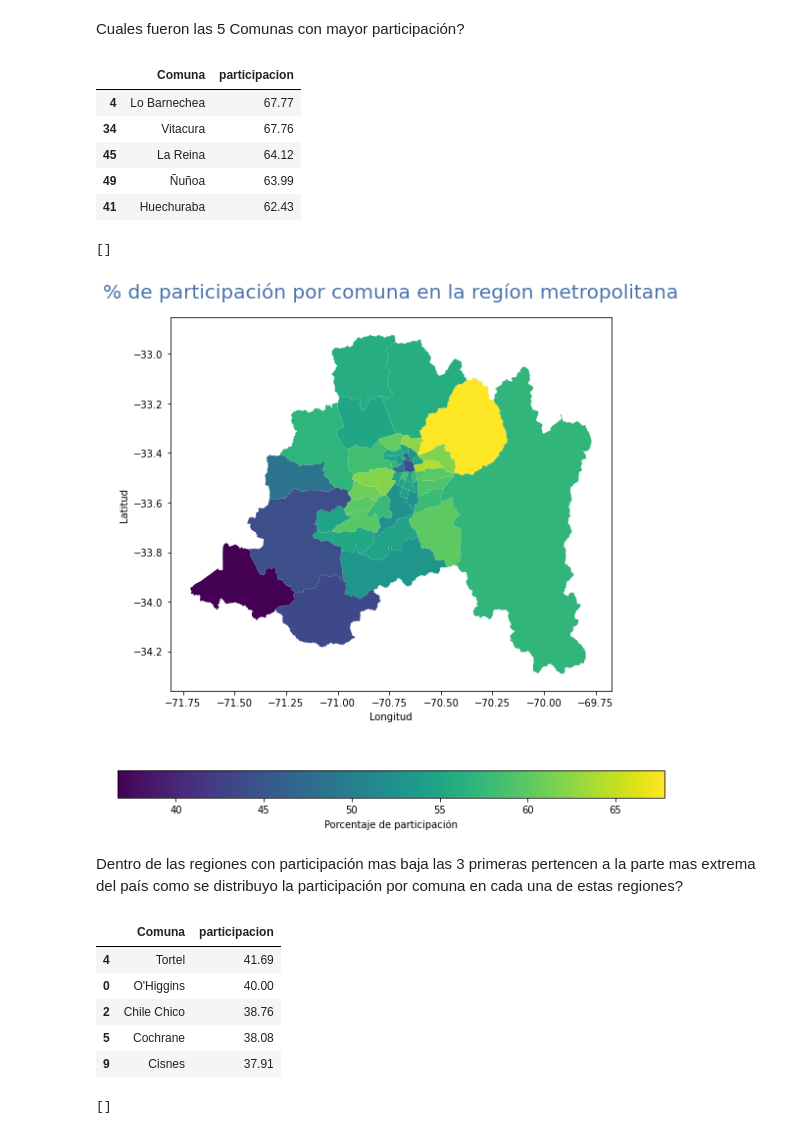
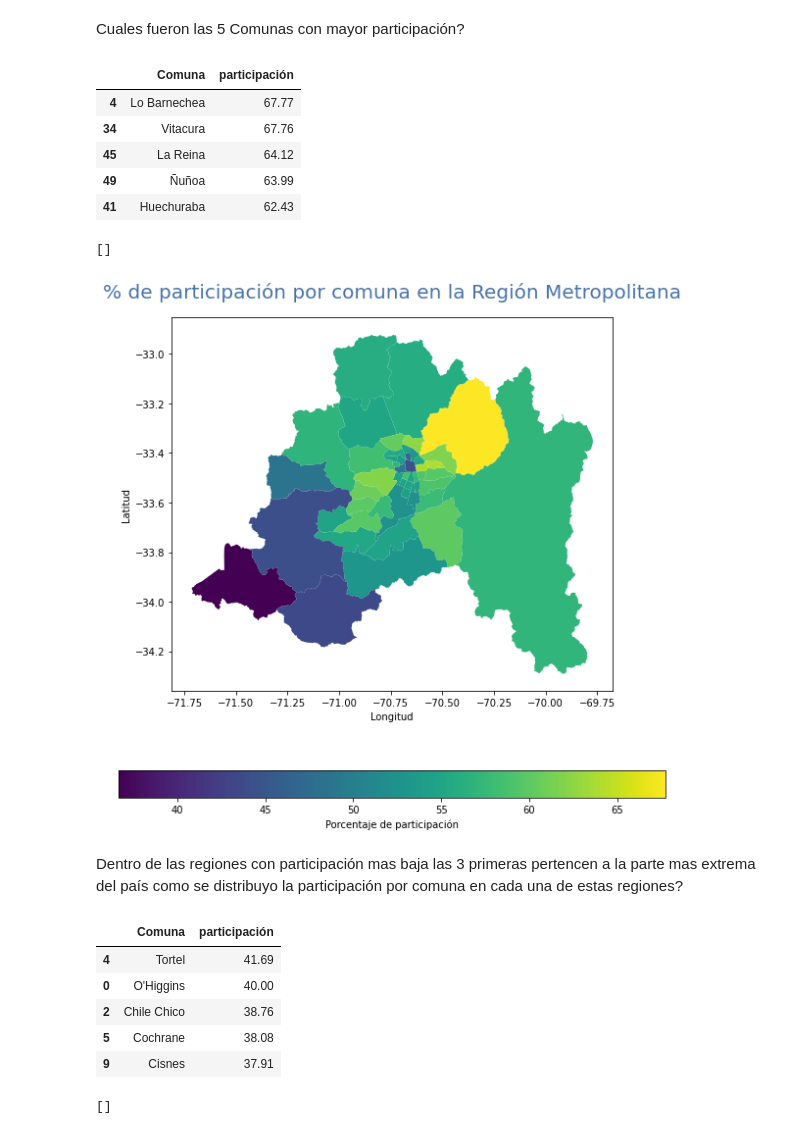
Before and after one commit to framirezv/proyecto-portafolio, a Jupyter notebook: notebooks/EDA_plebiscito_chile.ipynb, the cells around one changed output. Drawn from its saved outputs; the diff is of its cells as text; code cells hidden in the pictures.

Commit message:
actualización 30-07-2021
modificación a títulos de gráficas de mapa y tabla de resumen de dataframes

```diff
--- a/notebooks/EDA_plebiscito_chile.ipynb
+++ b/notebooks/EDA_plebiscito_chile.ipynb
@@ -381,14 +381,14 @@ rm_comuna_count = df_rm.groupby(['Comuna']).count()[['Cedula','Votaron']].reset_
 # %%
 rm_comuna_part = map_data_rm.merge(rm_comuna_count, how = 'left', left_on='NOM_COM', right_on='Comuna').fillna(0)
 #agregamos el % de participación como columna a nuestro dataframe
-rm_comuna_part['participacion'] = np.round(rm_comuna_part['Votaron']*100/rm_comuna_part['Cedula'],2)
+rm_comuna_part['participación'] = np.round(rm_comuna_part['Votaron']*100/rm_comuna_part['Cedula'],2)
 # %% [markdown]
 Cuales fueron las 5 Comunas con mayor participación?
 # %%
 #Comunas de la región con mayor participación
-rm_comuna_part[['Comuna','participacion']].sort_values('participacion',ascending=False).head(5)
+rm_comuna_part[['Comuna','participación']].sort_values('participación',ascending=False).head(5)
 # %% [output]
-|  | Comuna | participacion |
+|  | Comuna | participación |
 | 4 | Lo Barnechea | 67.77 |
 | 34 | Vitacura | 67.76 |
 | 45 | La Reina | 64.12 |
@@ -397,34 +397,34 @@ rm_comuna_part[['Comuna','participacion']].sort_values('participacion',ascending
 # %%
 # Control del tamaño de la figura del mapa
 fig, ax = plt.subplots(figsize=(10, 10))
 
 # Control del título y los ejes
-ax.set_title('% de participación por comuna en la regíon metropolitana',
+ax.set_title('% de participación por comuna en la Región Metropolitana',
              pad = 20,
              fontdict={'fontsize':20, 'color': '#4873ab'})
 ax.set_xlabel('Longitud')
 ax.set_ylabel('Latitud')
 
 # Control del encuadre (área geográfica) del mapa
 # ax.axis([-12, 5, 32, 48])
 
 # Añadir la leyenda separada del mapa
 from mpl_toolkits.axes_grid1 import make_axes_locatable
 divider = make_axes_locatable(ax)
 #cax = divider.append_axes("right", size="5%", pad=0.2)
 
 # Mostrar el mapa finalizado
-rm_comuna_part.plot(column='participacion',
+rm_comuna_part.plot(column='participación',
               ax=ax, zorder=5,
               legend=True,
               legend_kwds={'label':'Porcentaje de participación',
                             'orientation':'horizontal'},
               )
 plt.savefig('map_partic_rm.png')
 plt.plot()
 # %% [output]
 []
-[figure, old version]
+[figure, new version]
 # %% [markdown]
 Dentro de las regiones con participación mas baja las 3 primeras pertencen a la parte mas extrema del país
 como se distribuyo la participación por comuna en cada una de estas regiones?
@@ -451,8 +451,8 @@ ays_comuna_part['participacion'] = np.round(ays_comuna_count['Votaron']*100/ays_
 # %%
 #Comunas de la región de aysén con mayor participación
-ays_comuna_part[['Comuna','participacion']].query("Comuna != 0").sort_values('participacion',ascending=False).head(5)
+ays_comuna_part[['Comuna','participación']].query("Comuna != 0").sort_values('participación',ascending=False).head(5)
 # %% [output]
-|  | Comuna | participacion |
+|  | Comuna | participación |
 | 4 | Tortel | 41.69 |
 | 0 | O'Higgins | 40.00 |
 | 2 | Chile Chico | 38.76 |
```
Also changed, not shown: parts of 4 cells of this notebook, 4 other files.
